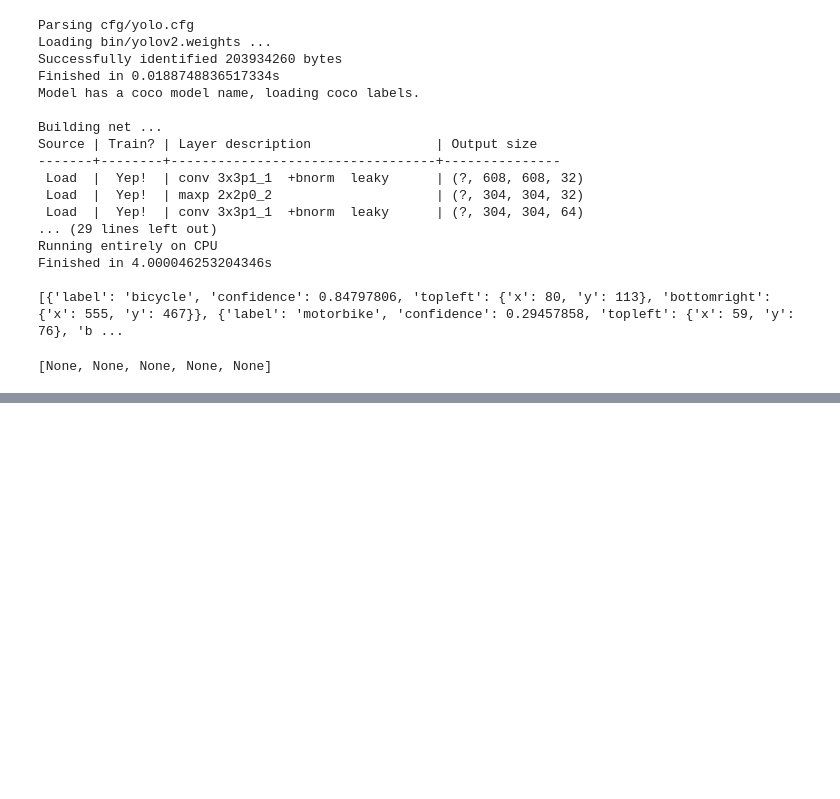
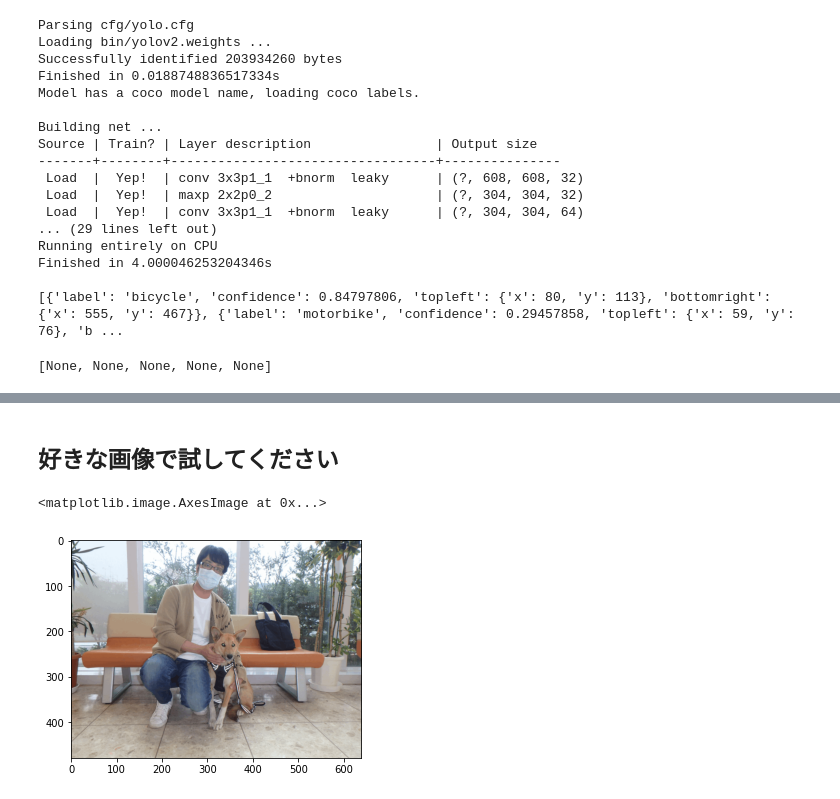
Before and after one commit to c-c-c-c/yolo_sample, a Jupyter notebook: yolo_colab.ipynb, the cells around one changed output, grey strips where cells are left out. Cells and saved outputs as stored; diff of their text form; code cells hidden in the pictures; blank space fills up the shorter version.

```diff
--- a/yolo_colab.ipynb
+++ b/yolo_colab.ipynb
@@ -151,0 +152,18 @@ plt.imshow(imgcv)
+# %% [markdown]
+## 好きな画像で試してください
+# %%
+
+### 画像のURL
+img_url = 'http://www.haac.or.jp/files/fp/p20191227_194944160/head/1P5150584.png' # ここを好きに変える
+
+## デバッグ用画像簡易入手
+import urllib.request ;import cv2; import matplotlib.pyplot as plt; import numpy as np
+
+
+img_try_origin = cv2.imdecode(np.fromstring(urllib.request.urlopen(img_url).read(), np.uint8), cv2.IMREAD_COLOR)
+img_try = img_try_origin.copy()
+img_try4show = cv2.cvtColor( img_try, cv2.COLOR_BGR2RGB)
+plt.imshow(img_try4show)
+# %% [output]
+<matplotlib.image.AxesImage at 0x...>
+[figure, added]
```
Also changed, not shown: parts of 3 cells of this notebook.
